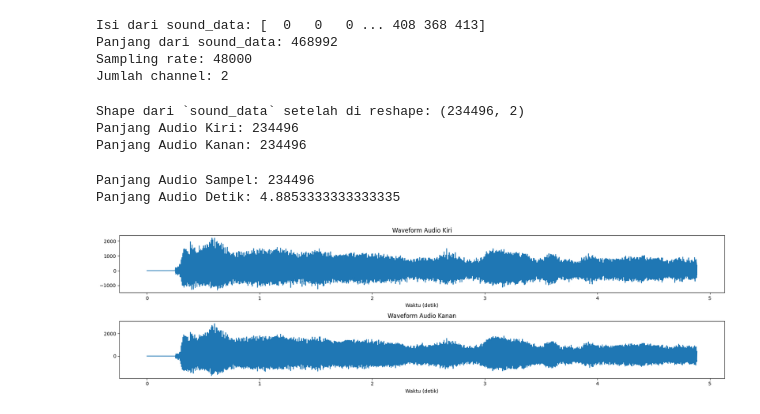
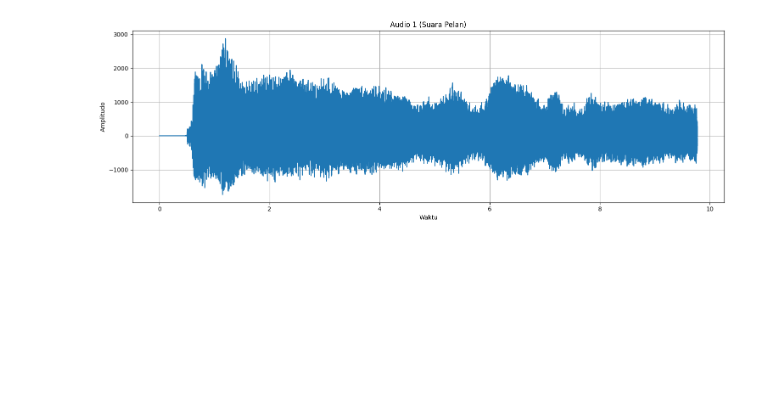
Before and after one commit to Bayuagw/IF4021, a Jupyter notebook: 121140097_Ho1.ipynb, the cells around one changed output. Cells and saved outputs as stored; diff of their text form; code cells hidden in the pictures; blank space fills up the shorter version.

```diff
--- a/121140097_Ho1.ipynb
+++ b/121140097_Ho1.ipynb
@@ -12,50 +12,17 @@ with wave.open(file_path, 'r') as wav_file:
     frames = wav_file.readframes(-1)
     sound_data = np.frombuffer(frames, dtype='int16')
     sampling_rate = wav_file.getframerate()
-    n_channels = wav_file.getnchannels()
+    panjang_audio_sampel = len(sound_data)
+    panjang_audio_detik = panjang_audio_sampel / sampling_rate
+    time_axis = np.linspace(0, panjang_audio_detik, panjang_audio_sampel)
-# %%
-print(f"Isi dari sound_data: {sound_data}")
-print(f"Panjang dari sound_data: {len(sound_data)}")
-print(f"Sampling rate: {sampling_rate}")
-print(f"Jumlah channel: {n_channels}")
-# %% [output]
-Isi dari sound_data: [  0   0   0 ... 408 368 413]
-Panjang dari sound_data: 468992
-Sampling rate: 48000
-Jumlah channel: 2
-# %%
-sound_data = sound_data.reshape(-1, n_channels)
-print(f"Shape dari `sound_data` setelah di reshape: {sound_data.shape}")
-
-data_audio_kiri = sound_data[:, 0]
-data_audio_kanan = sound_data[:, 1]
-
-print(f"Panjang Audio Kiri: {len(data_audio_kiri)}")
-print(f"Panjang Audio Kanan: {len(data_audio_kanan)}")
-# %% [output]
-Shape dari `sound_data` setelah di reshape: (234496, 2)
-Panjang Audio Kiri: 234496
-Panjang Audio Kanan: 234496
-# %%
-panjang_audio_sampel = len(data_audio_kiri)
-print(f"Panjang Audio Sampel: {panjang_audio_sampel}")
-
-panjang_audio_detik = panjang_audio_sampel / sampling_rate
-print(f"Panjang Audio Detik: {panjang_audio_detik}")
-
-time_axis = np.linspace(0, panjang_audio_detik, panjang_audio_sampel)
-# %% [output]
-Panjang Audio Sampel: 234496
-Panjang Audio Detik: 4.8853333333333335
-# %%
-ax, fig = plt.subplots(2, 1, figsize=(18, 5)) # 2,1 artinya 2 baris, 1 kolom
-fig[0].plot(time_axis, data_audio_kiri, label='Kiri')
-fig[0].set_title('Waveform Audio Kiri')
-fig[0].set_xlabel('Waktu (detik)')
-fig[1].plot(time_axis, data_audio_kanan, label='Kanan')
-fig[1].set_title('Waveform Audio Kanan')
-fig[1].set_xlabel('Waktu (detik)')
-plt.tight_layout()
-plt.show()
-# %% [output]
-[figure, removed]
+# %%
+plt.figure(figsize=(15, 5))
+plt.plot(time_axis, sound_data)
+plt.title("Audio 1 (Suara Pelan)")
+plt.xlabel("Waktu")
+plt.ylabel("Amplitudo")
+plt.grid(True)
+plt.tight_layout()
+plt.show()
+# %% [output]
+[figure, added]
```
